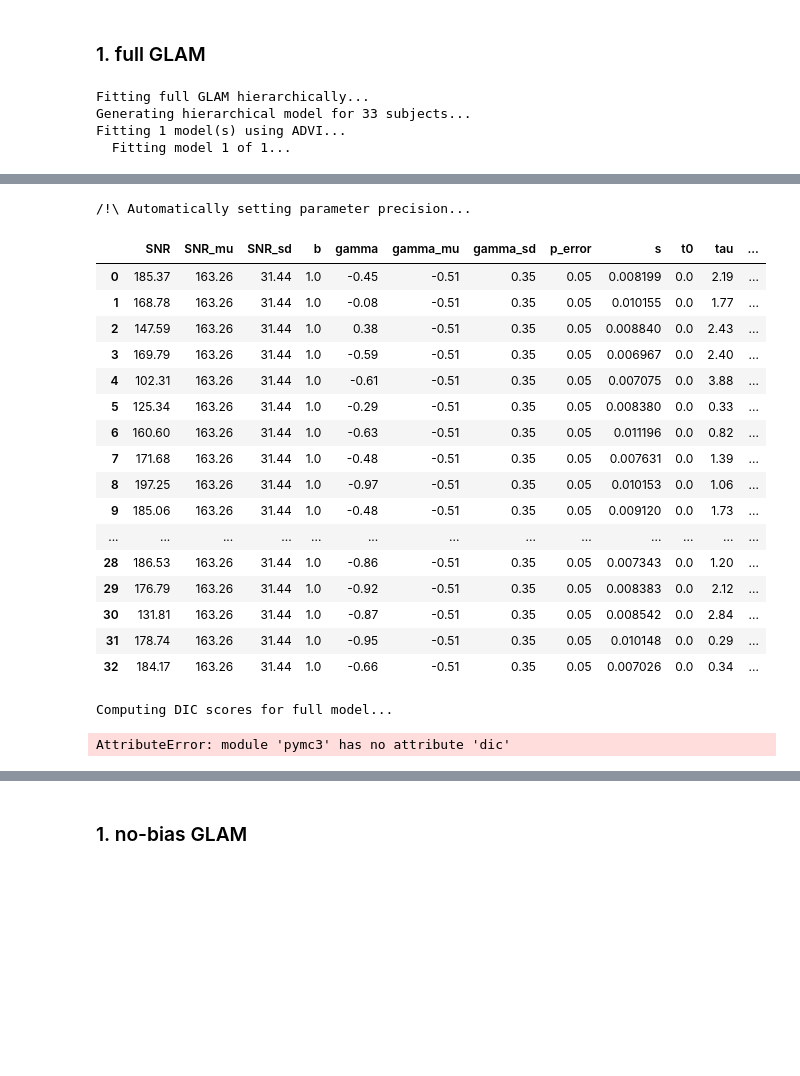
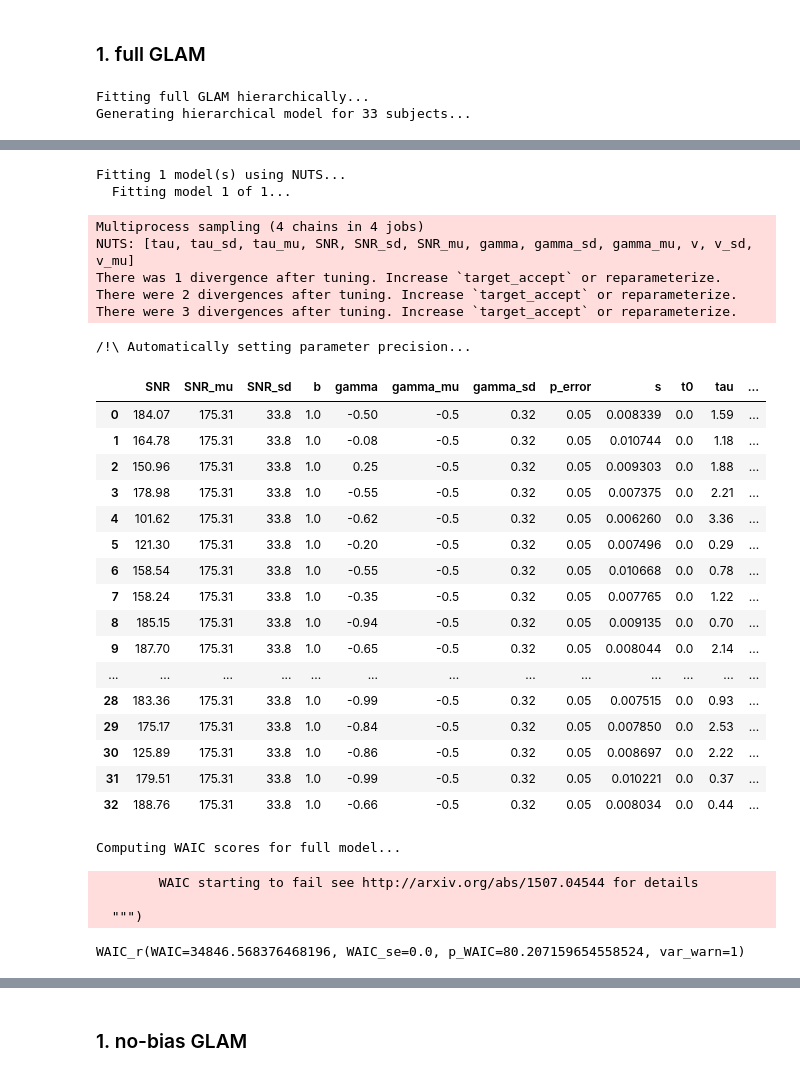
Before and after one commit to pradysepulveda/glamDDM_FF2018, a Jupyter notebook: FF2018_GLAM_hierarchical_out_of_sample_Like_FixBin5_NUTS.ipynb, the cells around one changed output, grey strips where cells are left out. Cells and saved outputs as stored; diff of their text form; code cells hidden in the pictures; blank space fills up the shorter version.

Commit message:
models NUTS and model comparison  LOO and WAIC

```diff
--- a/FF2018_GLAM_hierarchical_out_of_sample_Like_FixBin5_NUTS.ipynb
+++ b/FF2018_GLAM_hierarchical_out_of_sample_Like_FixBin5_NUTS.ipynb
@@ -13,7 +15,7 @@ np.random.seed(23) # from random.org
 ## Load data
 # %%
 # Load data
-sufix = '_Like_FixBin5'
+sufix = '_Like_FixBin5_NUTS'
 data = pd.read_csv('data/FF2018_data/GlamDataFF2018_Like_Bin_v2.csv')
 # Subset only necessary columns
 data = data[['subject', 'trial', 'choice', 'rt',
@@ -61,7 +63,7 @@ glam_full = glam.GLAM(train_data)
 
 if not os.path.exists(str('results/estimates/glam_FF2018_full_hierarchical_cv'+sufix+'.npy')):
     glam_full.make_model('hierarchical', gamma_bounds=(-1, 1), t0_val=0)
-    glam_full.fit(method='ADVI', n_advi=200000)
+    glam_full.fit(method='NUTS', tune=1000)
 else:
     print('  Found old parameter estimates in "results/estimates". Skipping estimation...')
     glam_full.estimates = np.load(str('results/estimates/glam_FF2018_full_hierarchical_cv'+sufix+'.npy'))
@@ -71,5 +73,3 @@ pd.DataFrame(glam_full.estimates)
 # %% [output]
 Fitting full GLAM hierarchically...
 Generating hierarchical model for 33 subjects...
-Fitting 1 model(s) using ADVI...
-  Fitting model 1 of 1...
@@ -77,33 +78,47 @@ Finished [100%]: Average Loss = 17,549
-/!\ Automatically setting parameter precision...
+Fitting 1 model(s) using NUTS...
+  Fitting model 1 of 1...
+Multiprocess sampling (4 chains in 4 jobs)
+NUTS: [tau, tau_sd, tau_mu, SNR, SNR_sd, SNR_mu, gamma, gamma_sd, gamma_mu, v, v_sd, v_mu]
+There was 1 divergence after tuning. Increase `target_accept` or reparameterize.
+There were 2 divergences after tuning. Increase `target_accept` or reparameterize.
+There were 3 divergences after tuning. Increase `target_accept` or reparameterize.
+/!\ Automatically setting parameter precision...
 |  | SNR | SNR_mu | SNR_sd | b | gamma | gamma_mu | gamma_sd | p_error | s | t0 | tau | ... |
-| 0 | 185.37 | 163.26 | 31.44 | 1.0 | -0.45 | -0.51 | 0.35 | 0.05 | 0.008199 | 0.0 | 2.19 | ... |
-| 1 | 168.78 | 163.26 | 31.44 | 1.0 | -0.08 | -0.51 | 0.35 | 0.05 | 0.010155 | 0.0 | 1.77 | ... |
-| 2 | 147.59 | 163.26 | 31.44 | 1.0 | 0.38 | -0.51 | 0.35 | 0.05 | 0.008840 | 0.0 | 2.43 | ... |
-| 3 | 169.79 | 163.26 | 31.44 | 1.0 | -0.59 | -0.51 | 0.35 | 0.05 | 0.006967 | 0.0 | 2.40 | ... |
-| 4 | 102.31 | 163.26 | 31.44 | 1.0 | -0.61 | -0.51 | 0.35 | 0.05 | 0.007075 | 0.0 | 3.88 | ... |
-| 5 | 125.34 | 163.26 | 31.44 | 1.0 | -0.29 | -0.51 | 0.35 | 0.05 | 0.008380 | 0.0 | 0.33 | ... |
-| 6 | 160.60 | 163.26 | 31.44 | 1.0 | -0.63 | -0.51 | 0.35 | 0.05 | 0.011196 | 0.0 | 0.82 | ... |
-| 7 | 171.68 | 163.26 | 31.44 | 1.0 | -0.48 | -0.51 | 0.35 | 0.05 | 0.007631 | 0.0 | 1.39 | ... |
-| 8 | 197.25 | 163.26 | 31.44 | 1.0 | -0.97 | -0.51 | 0.35 | 0.05 | 0.010153 | 0.0 | 1.06 | ... |
-| 9 | 185.06 | 163.26 | 31.44 | 1.0 | -0.48 | -0.51 | 0.35 | 0.05 | 0.009120 | 0.0 | 1.73 | ... |
+| 0 | 184.07 | 175.31 | 33.8 | 1.0 | -0.50 | -0.5 | 0.32 | 0.05 | 0.008339 | 0.0 | 1.59 | ... |
+| 1 | 164.78 | 175.31 | 33.8 | 1.0 | -0.08 | -0.5 | 0.32 | 0.05 | 0.010744 | 0.0 | 1.18 | ... |
+| 2 | 150.96 | 175.31 | 33.8 | 1.0 | 0.25 | -0.5 | 0.32 | 0.05 | 0.009303 | 0.0 | 1.88 | ... |
+| 3 | 178.98 | 175.31 | 33.8 | 1.0 | -0.55 | -0.5 | 0.32 | 0.05 | 0.007375 | 0.0 | 2.21 | ... |
+| 4 | 101.62 | 175.31 | 33.8 | 1.0 | -0.62 | -0.5 | 0.32 | 0.05 | 0.006260 | 0.0 | 3.36 | ... |
+| 5 | 121.30 | 175.31 | 33.8 | 1.0 | -0.20 | -0.5 | 0.32 | 0.05 | 0.007496 | 0.0 | 0.29 | ... |
+| 6 | 158.54 | 175.31 | 33.8 | 1.0 | -0.55 | -0.5 | 0.32 | 0.05 | 0.010668 | 0.0 | 0.78 | ... |
+| 7 | 158.24 | 175.31 | 33.8 | 1.0 | -0.35 | -0.5 | 0.32 | 0.05 | 0.007765 | 0.0 | 1.22 | ... |
+| 8 | 185.15 | 175.31 | 33.8 | 1.0 | -0.94 | -0.5 | 0.32 | 0.05 | 0.009135 | 0.0 | 0.70 | ... |
+| 9 | 187.70 | 175.31 | 33.8 | 1.0 | -0.65 | -0.5 | 0.32 | 0.05 | 0.008044 | 0.0 | 2.14 | ... |
 | ... | ... | ... | ... | ... | ... | ... | ... | ... | ... | ... | ... | ... |
-| 28 | 186.53 | 163.26 | 31.44 | 1.0 | -0.86 | -0.51 | 0.35 | 0.05 | 0.007343 | 0.0 | 1.20 | ... |
-| 29 | 176.79 | 163.26 | 31.44 | 1.0 | -0.92 | -0.51 | 0.35 | 0.05 | 0.008383 | 0.0 | 2.12 | ... |
-| 30 | 131.81 | 163.26 | 31.44 | 1.0 | -0.87 | -0.51 | 0.35 | 0.05 | 0.008542 | 0.0 | 2.84 | ... |
-| 31 | 178.74 | 163.26 | 31.44 | 1.0 | -0.95 | -0.51 | 0.35 | 0.05 | 0.010148 | 0.0 | 0.29 | ... |
-| 32 | 184.17 | 163.26 | 31.44 | 1.0 | -0.66 | -0.51 | 0.35 | 0.05 | 0.007026 | 0.0 | 0.34 | ... |
+| 28 | 183.36 | 175.31 | 33.8 | 1.0 | -0.99 | -0.5 | 0.32 | 0.05 | 0.007515 | 0.0 | 0.93 | ... |
+| 29 | 175.17 | 175.31 | 33.8 | 1.0 | -0.84 | -0.5 | 0.32 | 0.05 | 0.007850 | 0.0 | 2.53 | ... |
+| 30 | 125.89 | 175.31 | 33.8 | 1.0 | -0.86 | -0.5 | 0.32 | 0.05 | 0.008697 | 0.0 | 2.22 | ... |
+| 31 | 179.51 | 175.31 | 33.8 | 1.0 | -0.99 | -0.5 | 0.32 | 0.05 | 0.010221 | 0.0 | 0.37 | ... |
+| 32 | 188.76 | 175.31 | 33.8 | 1.0 | -0.66 | -0.5 | 0.32 | 0.05 | 0.008034 | 0.0 | 0.44 | ... |
 # %%
-# Compute DICs
-print('Computing DIC scores for full model...')
-if not os.path.exists(str('results/dic/glam_FF2018_full'+ sufix +'.npy')):
+# Compute WAICs
+print('Computing WAIC scores for full model...')
+if not os.path.exists(str('results/waic/glam_FF2018_full'+ sufix +'.npy')):
     # Note: DIC computation does not work for ADVI fitted models
-    glam_full.compute_dic()
+    # But we are using WAIC
+    glam_full.compute_waic()
 else:
-    print('  Found old DIC scores in "results/dic". Skipping DIC computation...')
-    glam_full.dic = np.load(str('results/dic/glam_FF2018_full'+ sufix +'.npy'))
+    print('  Found old DIC scores in "results/waic". Skipping WAIC computation...')
+    glam_full.waic = np.load(str('results/waic/glam_FF2018_full'+ sufix +'.npy'))
 
-# Save DIC scores
-np.save(str('results/dic/glam_FF2018_full'+ sufix +'.npy'), glam_full.dic)
+# Compute WAICs
+np.save(str('results/waic/glam_FF2018_full'+ sufix +'.npy'), glam_full.waic)
 # %% [output]
-Computing DIC scores for full model...
+Computing WAIC scores for full model...
-AttributeError: module 'pymc3' has no attribute 'dic'
+        WAIC starting to fail see http://arxiv.org/abs/1507.04544 for details
+
+  """)
+# %%
+glam_full.waic
+# %% [output]
+WAIC_r(WAIC=34846.568376468196, WAIC_se=0.0, p_WAIC=80.207159654558524, var_warn=1)
```
Also changed, not shown: parts of 8 cells of this notebook, 16 other files.
